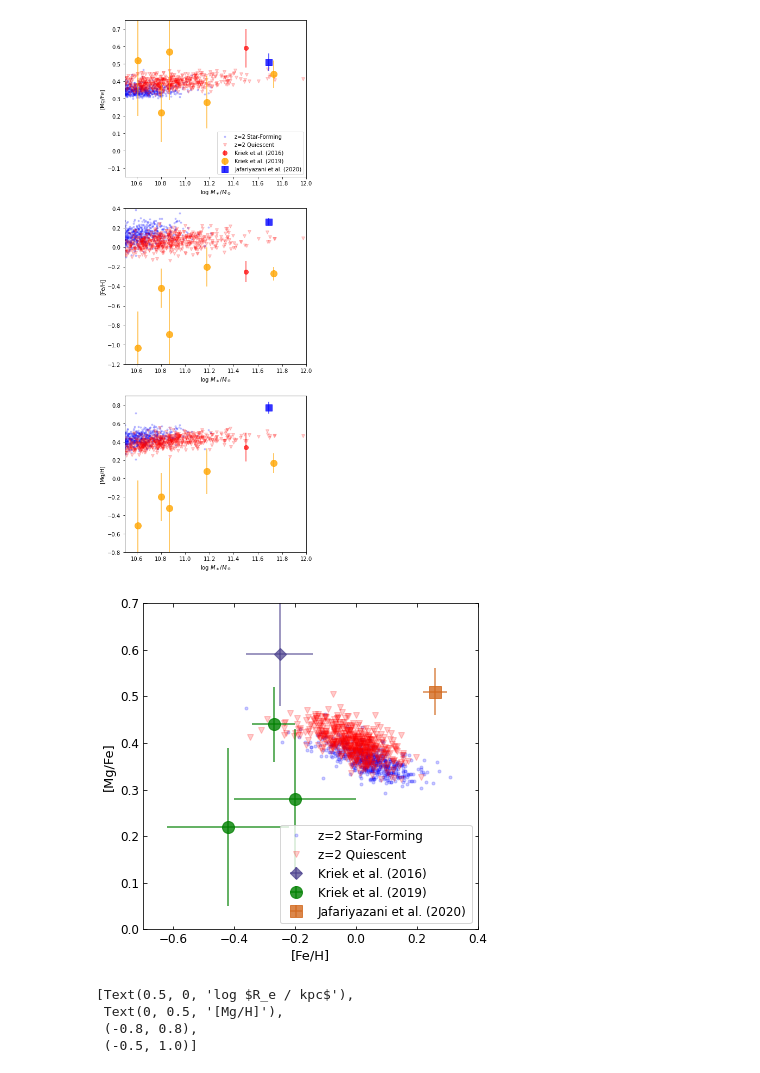
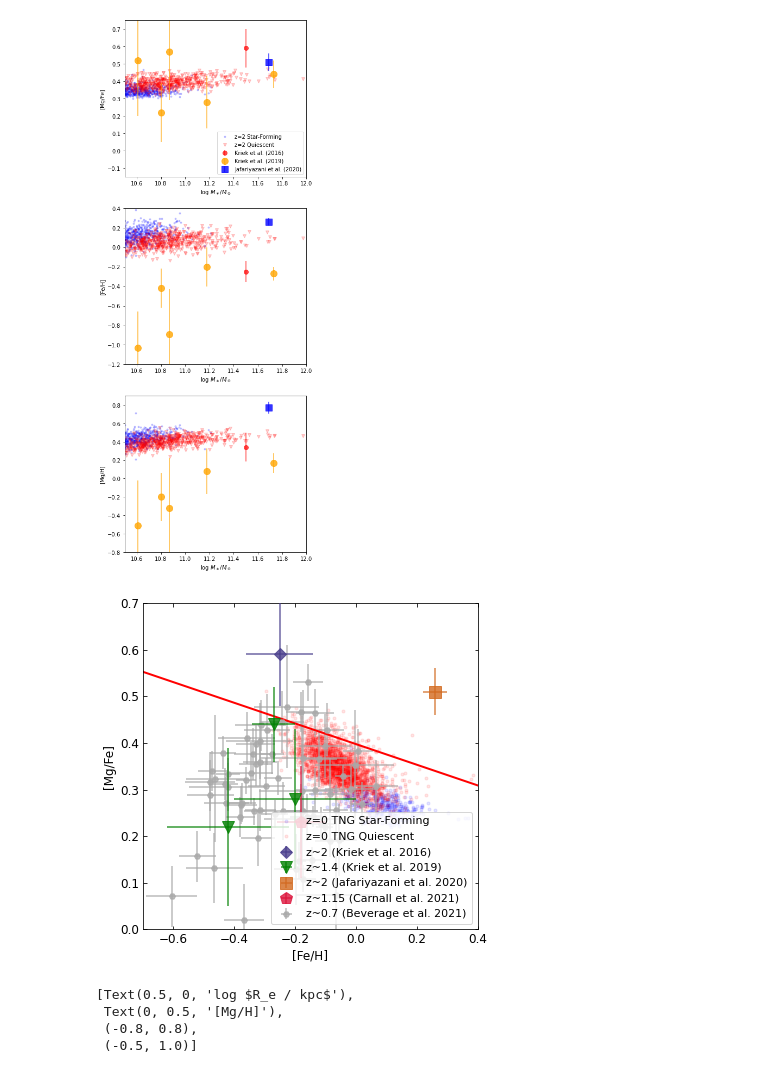
Before and after one commit to jk3sxp/Pathak_2021, a Jupyter notebook: z=0_Observations.ipynb, the cells around one changed output. Cells and saved outputs as stored; diff of their text form; code cells hidden in the pictures.

```diff
--- a/z=0_Observations.ipynb
+++ b/z=0_Observations.ipynb
@@ -210,12 +305,14 @@ Table length=1
 kriek16.meta['color'] = 'darkslateblue'
 kriek16.meta['markersize'] = 8
 kriek16.meta['marker'] = 'D'
-kriek16.meta['alpha'] = 0.7
+kriek16.meta['alpha'] = 0.8
+kriek16.meta['zorder'] = 100
 
 kriek19.meta['color'] = 'green'
 kriek19.meta['markersize'] = 12
-kriek19.meta['marker'] = 'o'
+kriek19.meta['marker'] = 'v'
 kriek19.meta['alpha'] = 0.8
+kriek19.meta['zorder'] = 100
 
 # kriek19_discarded.meta['color'] = 'orange'
 # kriek19_discarded.meta['markersize'] = 12
@@ -226,12 +323,24 @@ jafa20.meta['color'] = 'chocolate'
 jafa20.meta['markersize'] = 12
 jafa20.meta['marker'] = 's'
 jafa20.meta['alpha'] = 0.8
+jafa20.meta['zorder'] = 100
+
+carn21.meta['color'] = 'crimson'
+carn21.meta['markersize'] = 12
+carn21.meta['marker'] = 'p'
+carn21.meta['alpha'] = 0.8
+carn21.meta['zorder'] = 100
+
+bev21.meta['color'] = 'darkgray'
+bev21.meta['markersize'] = 6
+bev21.meta['marker'] = 'H'
+bev21.meta['alpha'] = 0.8
 
 fts = 12
 ftss = 11
 # %%
 # put samples together
-samples = [kriek16, kriek19, jafa20] #, kriek19_discarded, jafa20]
+samples = [kriek16, kriek19, jafa20, carn21, bev21] #, kriek19_discarded, jafa20]
 
 # this one is to suppress the line connecting points
 for s in samples:
@@ -347,34 +456,41 @@ axs[2].set(xlabel=r'log $M_\ast/M_\odot$', ylabel='[Mg/H]',
 # %%
 
 # [Mg/Fe] vs [Fe/H]
 ####################
 
+param = np.array([-0.22162942,  0.39764619])
+
+def func(x, m, b):
+    y = m*x + b
+    return y
 
 fig, ax = plt.subplots(figsize=(6,6))
 
 markersize = 6
-alpha = 0.2
+alpha = 0.1
 
 # z=2 galaxies
 ax.plot(FeH_Re[starforming_selection], MgFe_Re[starforming_selection], 'b.',
-           alpha=alpha, label='z='+str(redshift)+' Star-Forming', markersize=markersize, zorder=0)
-ax.plot(FeH_Re[quiescent_selection], MgFe_Re[quiescent_selection], 'rv',
-           alpha=alpha, label='z='+str(redshift)+' Quiescent', markersize=markersize, zorder=0)
+           alpha=alpha, label='z='+str(redshift)+' TNG Star-Forming', markersize=markersize, zorder=0)
+ax.plot(FeH_Re[quiescent_selection], MgFe_Re[quiescent_selection], 'r.',
+           alpha=alpha, label='z='+str(redshift)+' TNG Quiescent', markersize=markersize, zorder=0)
+xx = np.array([-0.7, 0.4])
+ax.plot(xx, func(xx, *param), '-', color='r', linewidth=2)
 
 # observations
 for s in samples:
     ax.errorbar(s['[Fe/H]'], s['[Mg/Fe]'], xerr=s['[Fe/H]_err'], yerr=s['[Mg/Fe]_err'], **s.meta)
 
 ax.set(xlabel='[Fe/H]', ylabel='[Mg/Fe]',
       ylim=[0.0, 0.7], xlim=[-0.7, 0.4])
 plt.rcParams['axes.labelsize'] = fts+1
 ax.tick_params(direction='in', which='both', labelsize=fts, bottom=True, top=True, left=True, right=True)
-ax.legend(loc='lower right', fontsize=fts)
+ax.legend(loc='lower right', fontsize=ftss).set_zorder(200)
 
-plt.savefig('2022 FIGURES\z2_MgFeFeH.png', dpi=100)
+plt.savefig('2022 FIGURES\z0_MgFeFeH.png', dpi=100, bbox_inches='tight')
 plt.show()
 # %% [output]
-[figure, old version]
+[figure, new version]
 # %%
 
 # plot of abundances vs effective size
```
Also changed, not shown: parts of 13 cells of this notebook, 22 other files.
